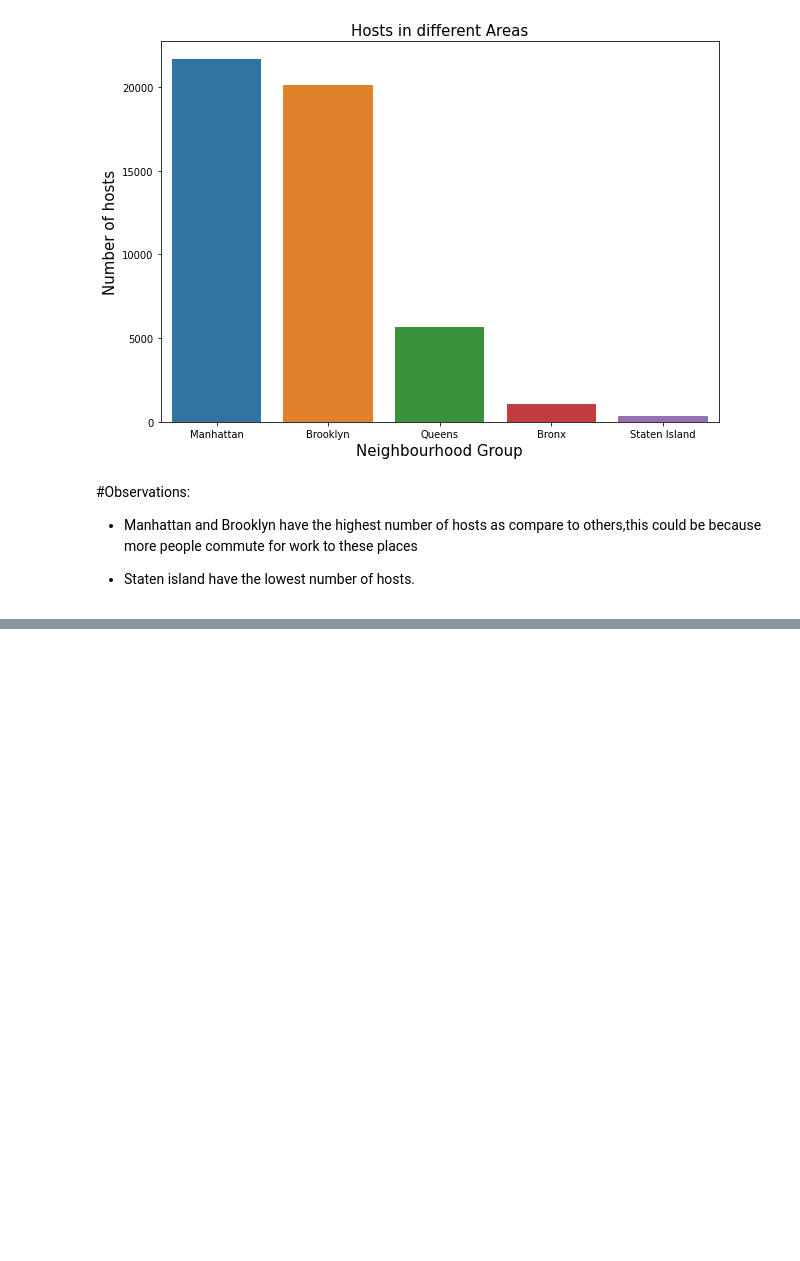
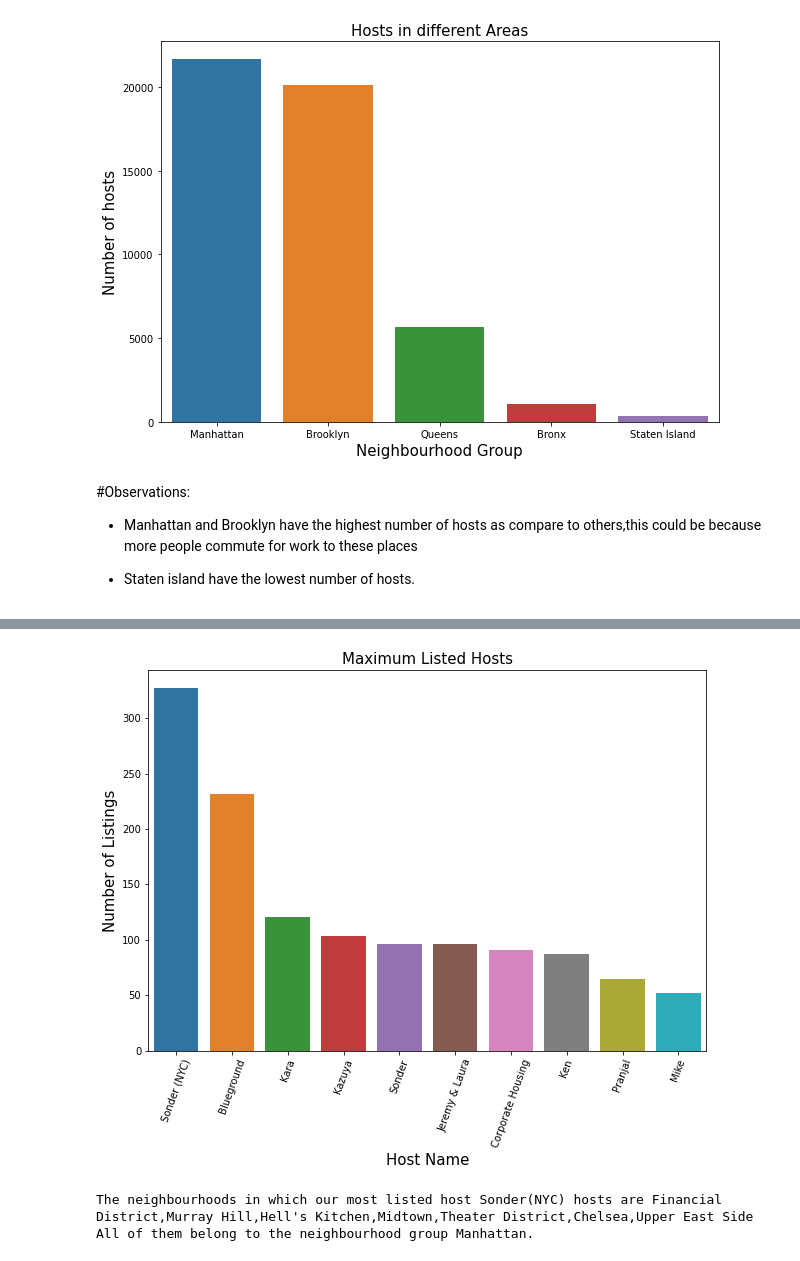
Before and after one commit to Ankushsaini90/Airbnb-data-analysis, a Jupyter notebook: Ankush_Airbnb_Bookings_Analysis_Capstone_Project.ipynb, the cells around one changed output, grey strips where cells are left out. Cells and saved outputs as stored; diff of their text form; code cells hidden in the pictures; blank space fills up the shorter version.

```diff
--- a/Ankush_Airbnb_Bookings_Analysis_Capstone_Project.ipynb
+++ b/Ankush_Airbnb_Bookings_Analysis_Capstone_Project.ipynb
@@ -371,0 +375,3 @@ plt.show()
+# %%
+listing_hosts=df.groupby('host_name')['calculated_host_listings_count'].max().sort_values(ascending=False).iloc[:10].reset_index(name='number_of_listings')
+listing_hosts
@@ -371,0 +390,20 @@ plt.show()
+# %%
+plt.figure(figsize = (10,7))
+listing_host_df=sns.barplot(x='host_name',y='number_of_listings',data=listing_hosts)
+listing_host_df.set_title('Maximum Listed Hosts',fontsize=15,color='Black')
+listing_host_df.set_ylabel('Number of Listings',fontsize=15,color='Black')
+listing_host_df.set_xlabel('Host Name',fontsize=15,color='Black')
+listing_host_df.set_xticklabels(listing_host_df.get_xticklabels(), rotation=70)
+plt.show()
+# %% [output]
+[figure, added]
+# %%
+#Finding the neighbourhoods that our busiest host Sonder(NYC)
+host=df.loc[df['host_name']=='Sonder (NYC)']
+neighbourhood_hosts=host['neighbourhood'].unique()
+group=host['neighbourhood_group'].unique()
+print('The neighbourhoods in which our most listed host Sonder(NYC) hosts are '+ ",".join(neighbourhood_hosts))
+print(f'All of them belong to the neighbourhood group {",".join(group)}.')
+# %% [output]
+The neighbourhoods in which our most listed host Sonder(NYC) hosts are Financial District,Murray Hill,Hell's Kitchen,Midtown,Theater District,Chelsea,Upper East Side
+All of them belong to the neighbourhood group Manhattan.
```
Also changed, not shown: parts of 10 cells of this notebook.
